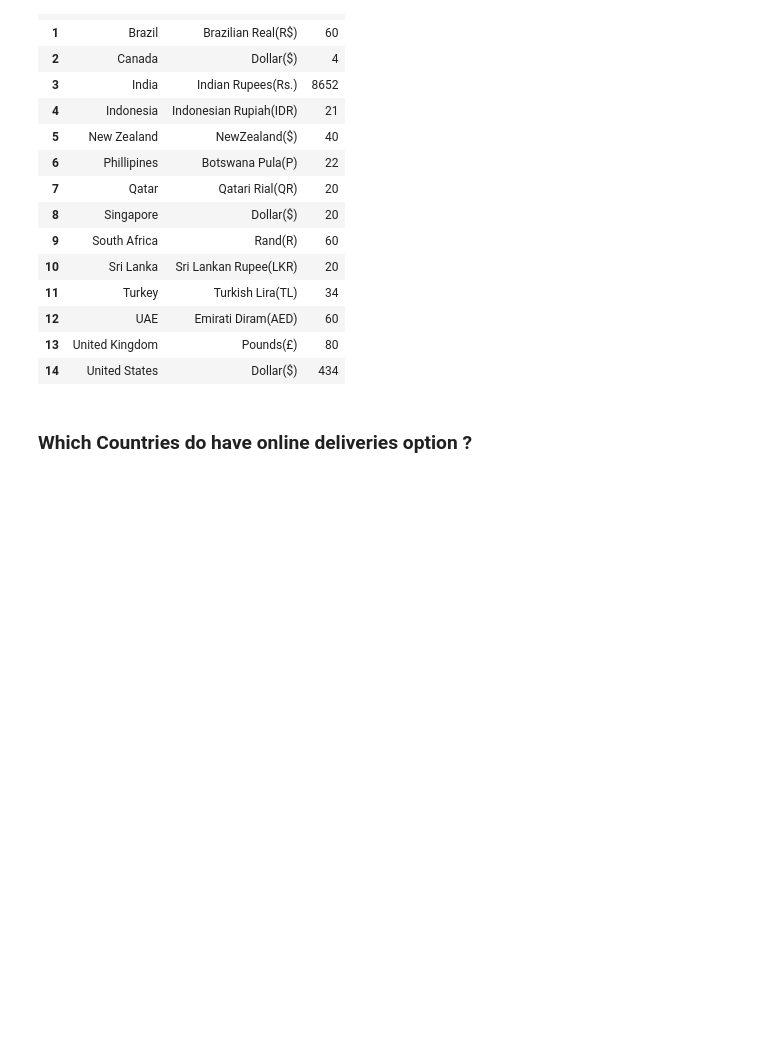
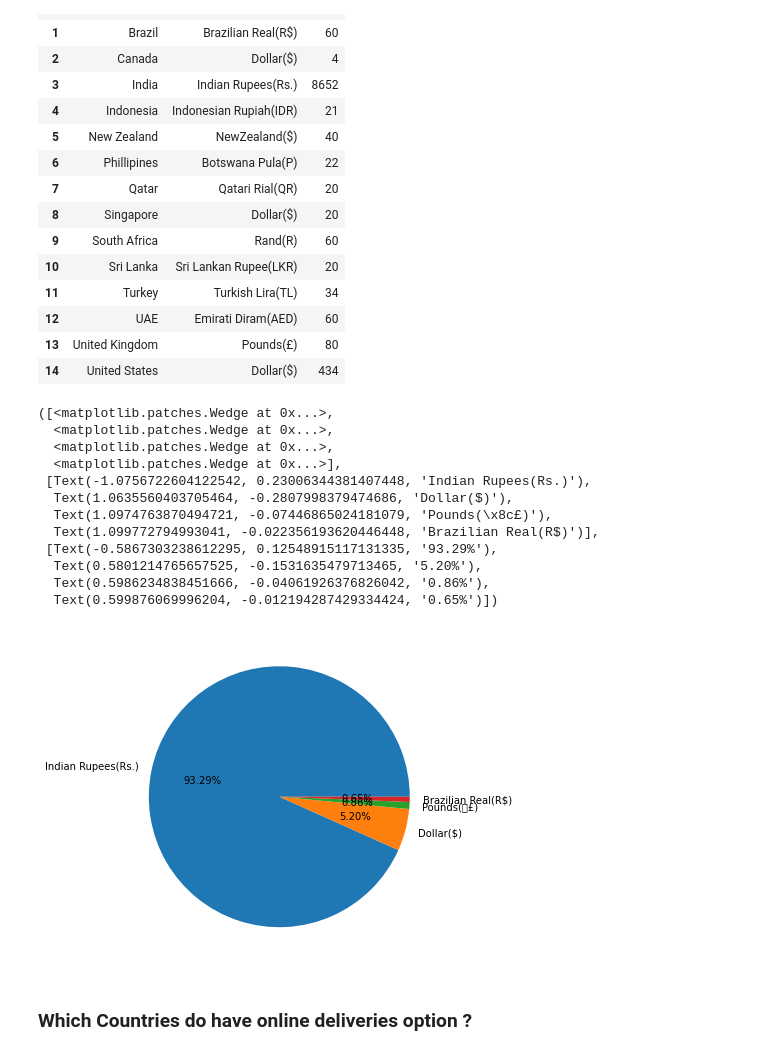
Before and after one commit to shubham1894/Data-Science-Portfolio, a Jupyter notebook: Zomato EDA.ipynb, the cells around one changed output. Drawn from its saved outputs; the diff is of its cells as text; code cells hidden in the pictures; blank space fills up the shorter version.

```diff
--- a/Zomato EDA.ipynb
+++ b/Zomato EDA.ipynb
@@ -339,4 +354,24 @@ finall_df.groupby(['Country','Currency']).size().reset_index()
 | 14 | United States | Dollar($) | 434 |
+# %%
+curr_value = finall_df.Currency.value_counts().values
+# %%
+cuur_index = finall_df.Currency.value_counts().index
+# %%
+plt.pie(curr_value[:4],labels = cuur_index[:4],autopct='%1.2f%%')
+# %% [output]
+([<matplotlib.patches.Wedge at 0x...>,
+  <matplotlib.patches.Wedge at 0x...>,
+  <matplotlib.patches.Wedge at 0x...>,
+  <matplotlib.patches.Wedge at 0x...>],
+ [Text(-1.0756722604122542, 0.23006344381407448, 'Indian Rupees(Rs.)'),
+  Text(1.0635560403705464, -0.2807998379474686, 'Dollar($)'),
+  Text(1.0974763870494721, -0.07446865024181079, 'Pounds(\x8c£)'),
+  Text(1.099772794993041, -0.022356193620446448, 'Brazilian Real(R$)')],
+ [Text(-0.5867303238612295, 0.12548915117131335, '93.29%'),
+  Text(0.5801214765657525, -0.1531635479713465, '5.20%'),
+  Text(0.5986234838451666, -0.04061926376826042, '0.86%'),
+  Text(0.599876069996204, -0.012194287429334424, '0.65%')])
+[figure, added]
 # %% [markdown]
 ### Which Countries do have online deliveries option ?
 # %%
```
Also changed, not shown: parts of 3 cells of this notebook.
